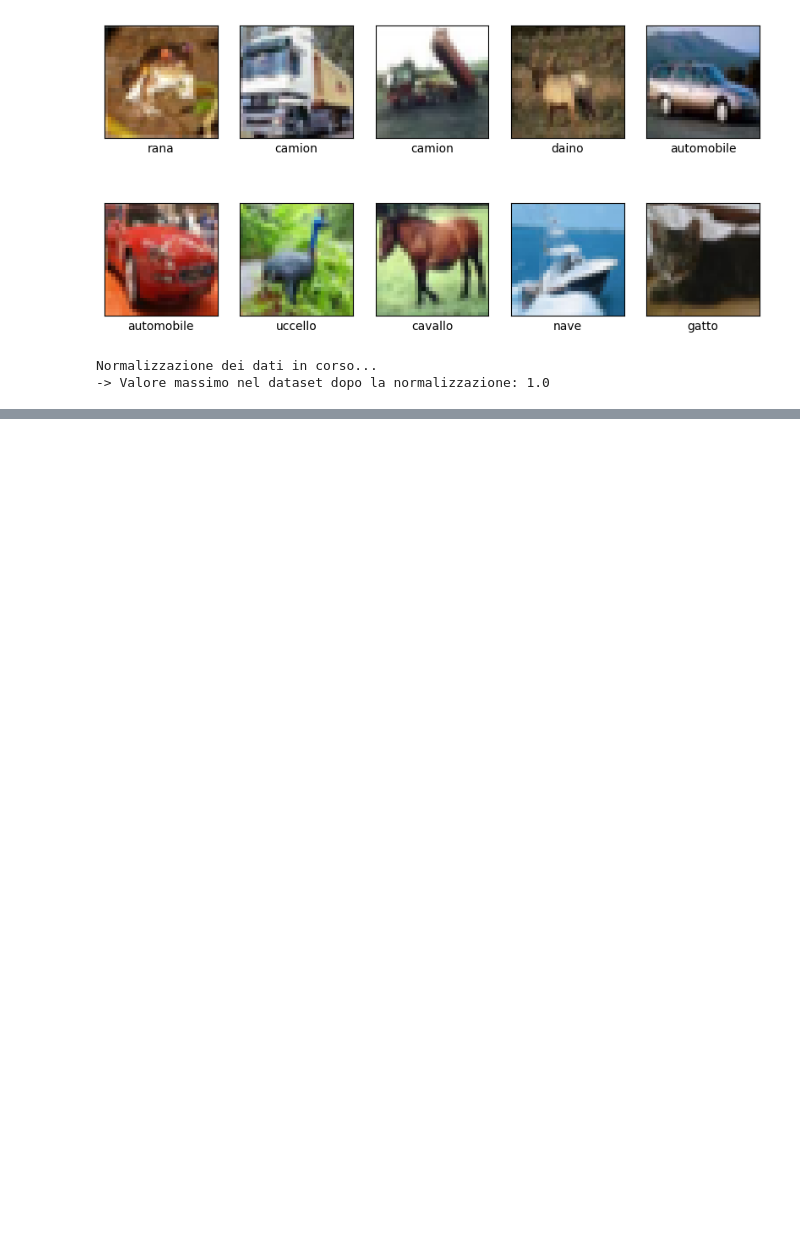
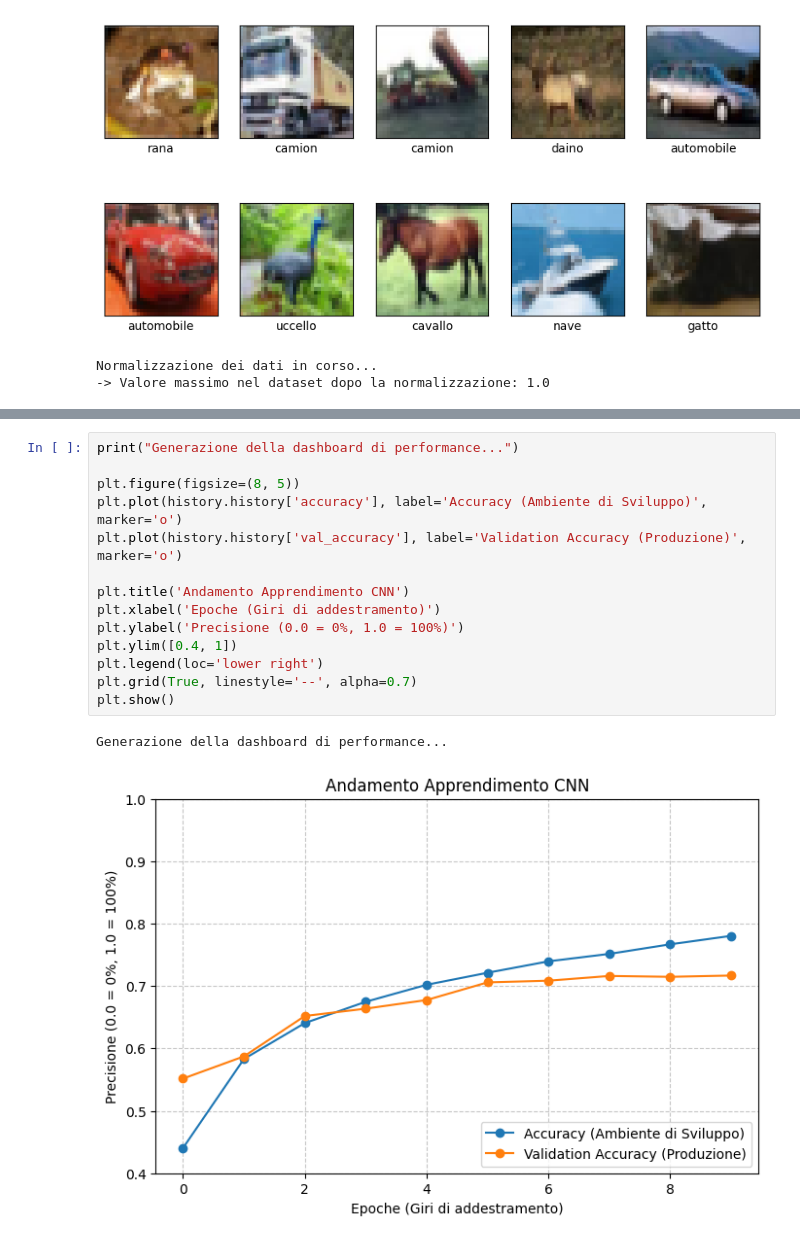
Before and after one commit to Nick5Test/RilevamentoFrodiDefalut, a Jupyter notebook: visual_inspector_cifar.ipynb, the cells around one changed output, grey strips where cells are left out. Drawn from its saved outputs; the diff is of its cells as text; blank space fills up the shorter version.

```diff
--- a/visual_inspector_cifar.ipynb
+++ b/visual_inspector_cifar.ipynb
@@ -126,0 +127,17 @@ Epoch 10/10
+# %%
+print("Generazione della dashboard di performance...")
+
+plt.figure(figsize=(8, 5))
+plt.plot(history.history['accuracy'], label='Accuracy (Ambiente di Sviluppo)', marker='o')
+plt.plot(history.history['val_accuracy'], label='Validation Accuracy (Produzione)', marker='o')
+
+plt.title('Andamento Apprendimento CNN')
+plt.xlabel('Epoche (Giri di addestramento)')
+plt.ylabel('Precisione (0.0 = 0%, 1.0 = 100%)')
+plt.ylim([0.4, 1])
+plt.legend(loc='lower right')
+plt.grid(True, linestyle='--', alpha=0.7)
+plt.show()
+# %% [output]
+Generazione della dashboard di performance...
+[figure, added]
```
Also changed, not shown: parts of 2 cells of this notebook.
